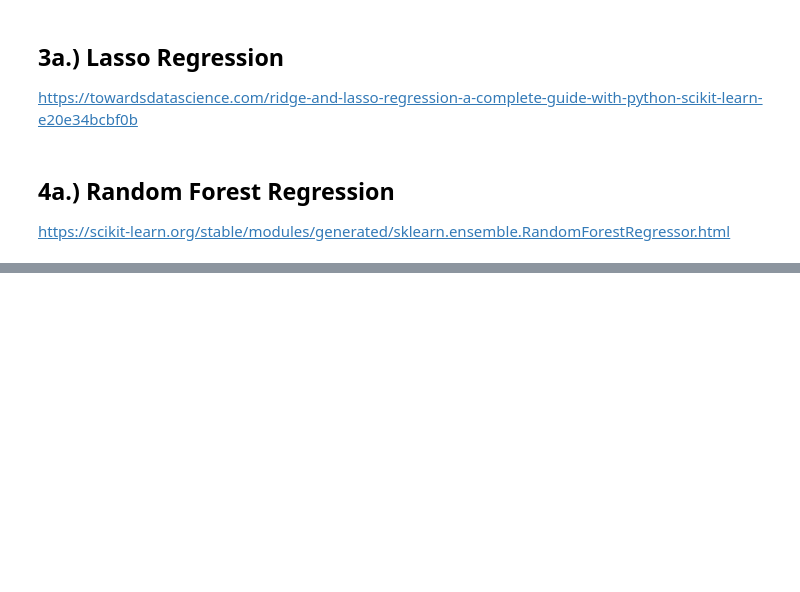
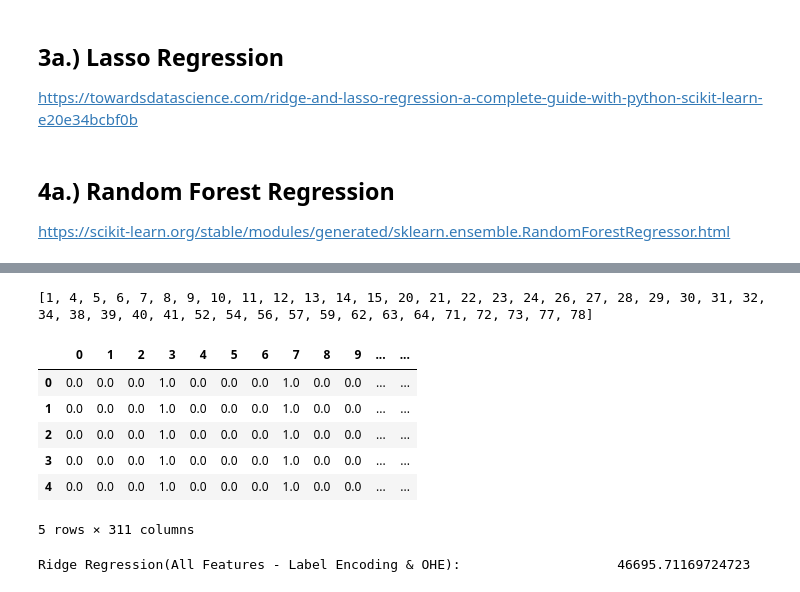
Before and after one commit to RPeralta5/Data-Science, a Jupyter notebook: Source Files/House_Prices.ipynb, the cells around one changed output, grey strips where cells are left out. Drawn from its saved outputs; the diff is of its cells as text; code cells hidden in the pictures; blank space fills up the shorter version.

```diff
--- a/Source Files/House_Prices.ipynb
+++ b/Source Files/House_Prices.ipynb
@@ -662,0 +817,13 @@ Ridge(alpha=1.0, copy_X=True, fit_intercept=True, max_iter=None,
+# %%
+# Get X from the training data
+X = houses_df[all_features]
+# select the target (last column) from the DataFrame
+y = houses_df['SalePrice']
+#X.head()
+# %%
+label_encoder = preprocessing.LabelEncoder()
+for feat in string_features:
+    #print(feat)
+    X[feat] = label_encoder.fit_transform(X[feat].astype(str))
+#Need to replace NaN with 0 or else LinearRegression will not work.
+X.fillna(0, inplace=True)
@@ -662,0 +893,12 @@ Ridge(alpha=1.0, copy_X=True, fit_intercept=True, max_iter=None,
+# %%
+# Get X from the training data
+X = houses_df[all_features]
+# select the target (last column) from the DataFrame
+y = houses_df['SalePrice']
+#X.head()
+label_encoder = preprocessing.LabelEncoder()
+for feat in string_features:
+    #print(feat)
+    X[feat] = label_encoder.fit_transform(X[feat].astype(str))
+#Need to replace NaN with 0 or else LinearRegression will not work.
+X.fillna(0, inplace=True)
@@ -662,0 +915,39 @@ Ridge(alpha=1.0, copy_X=True, fit_intercept=True, max_iter=None,
+# %%
+#One Hot Encoding is broken!
+from sklearn.preprocessing import OneHotEncoder
+string_indexs_minus1 = []
+for i in string_indexs:
+    string_indexs_minus1.append(i -1)
+
+print(string_indexs_minus1)
+onehotencoder = OneHotEncoder(categorical_features = string_indexs_minus1)
+X_onehot = onehotencoder.fit_transform(X).toarray()
+X = pd.DataFrame(X_onehot)
+X.head()
+# %% [output]
+[1, 4, 5, 6, 7, 8, 9, 10, 11, 12, 13, 14, 15, 20, 21, 22, 23, 24, 26, 27, 28, 29, 30, 31, 32, 34, 38, 39, 40, 41, 52, 54, 56, 57, 59, 62, 63, 64, 71, 72, 73, 77, 78]
+|  | 0 | 1 | 2 | 3 | 4 | 5 | 6 | 7 | 8 | 9 | ... | ... |
+| 0 | 0.0 | 0.0 | 0.0 | 1.0 | 0.0 | 0.0 | 0.0 | 1.0 | 0.0 | 0.0 | ... | ... |
+| 1 | 0.0 | 0.0 | 0.0 | 1.0 | 0.0 | 0.0 | 0.0 | 1.0 | 0.0 | 0.0 | ... | ... |
+| 2 | 0.0 | 0.0 | 0.0 | 1.0 | 0.0 | 0.0 | 0.0 | 1.0 | 0.0 | 0.0 | ... | ... |
+| 3 | 0.0 | 0.0 | 0.0 | 1.0 | 0.0 | 0.0 | 0.0 | 1.0 | 0.0 | 0.0 | ... | ... |
+| 4 | 0.0 | 0.0 | 0.0 | 1.0 | 0.0 | 0.0 | 0.0 | 1.0 | 0.0 | 0.0 | ... | ... |
+5 rows × 311 columns
+# %%
+
+ridge_r = Ridge(alpha=1.0)
+accuracy_list_rr_all_ohe = cross_val_score(ridge_r, X, y, cv=10, scoring='neg_mean_squared_error')
+#ridge_r = ridge_r.fit(X_train, y_train)
+
+
+# function cross_val_score performs Cross Validation:
+
+
+rmse_list_rr_all_ohe = []
+for l in accuracy_list_rr_all_ohe:
+    x = np.sqrt(-1* l)
+    rmse_list_rr_all_ohe.append(x)
+
+print("Ridge Regression(All Features - Label Encoding & OHE):                   ", List_Average(rmse_list_rr_all_ohe))
+# %% [output]
+Ridge Regression(All Features - Label Encoding & OHE):                    46695.71169724723
```
Also changed, not shown: parts of 24 cells of this notebook.
